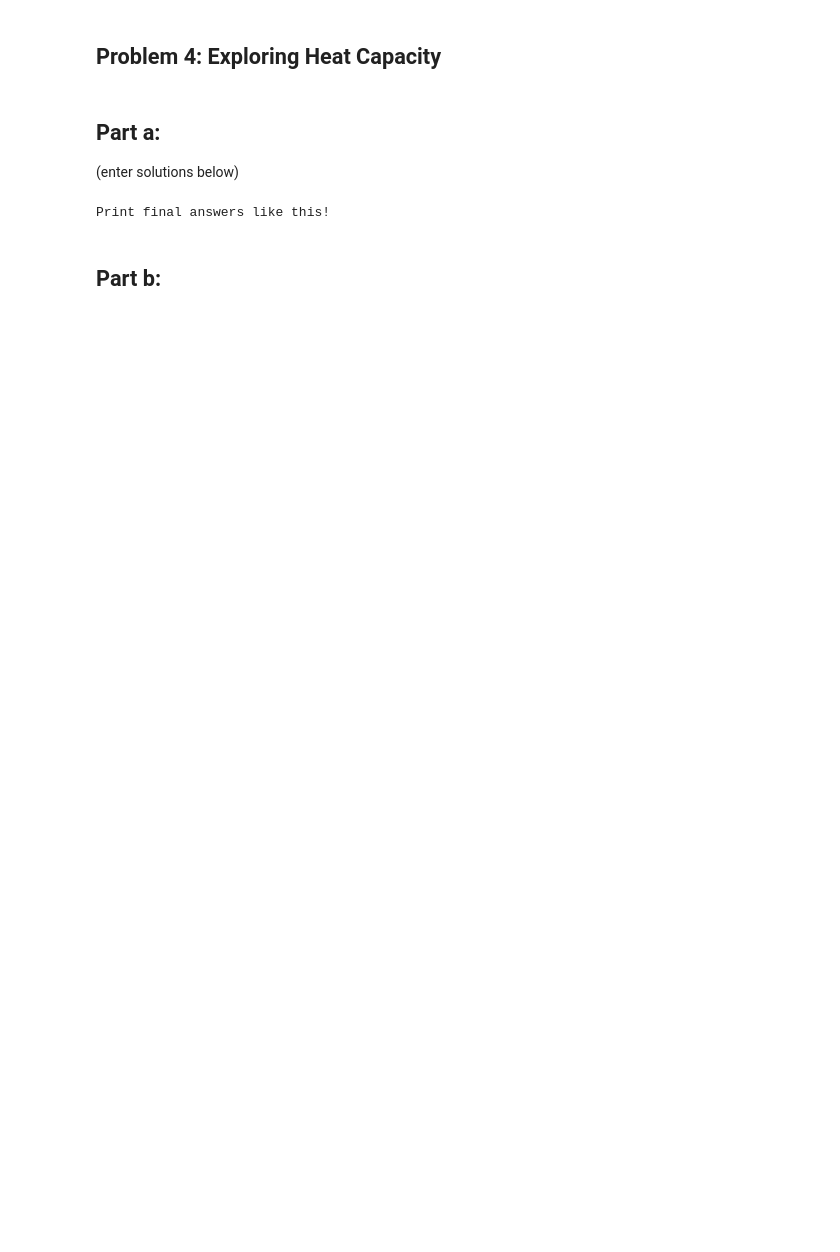
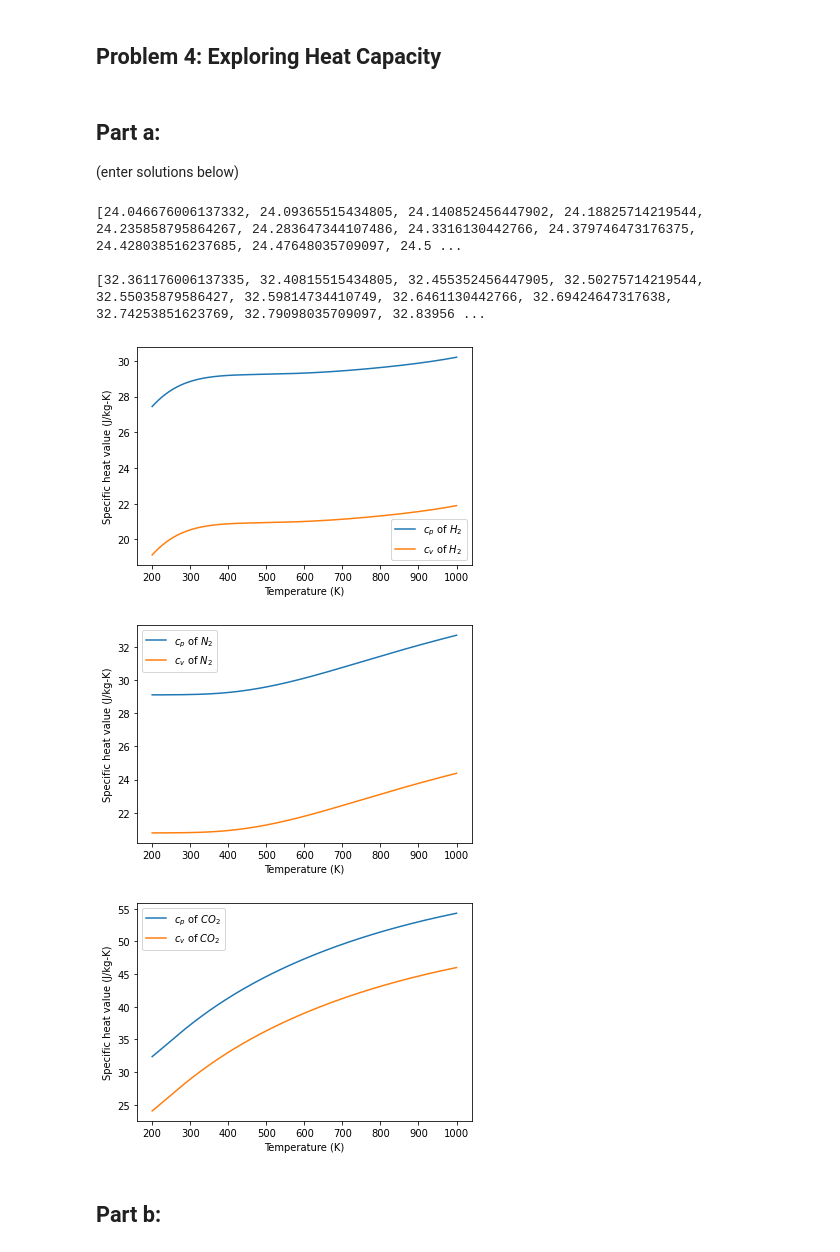
Before and after one commit to kit-wang/MITES-Thermodynamics, a Jupyter notebook: Pset2/pset_2.ipynb, the cells around one changed output. Cells and saved outputs as stored; diff of their text form; code cells hidden in the pictures; blank space fills up the shorter version.

```diff
--- a/Pset2/pset_2.ipynb
+++ b/Pset2/pset_2.ipynb
@@ -20,15 +23,61 @@ MOSTEC 2021
 ## Part a:
 
 (enter solutions below)
-# %%
-import nasaPoly # for thermodynamic functions
-from matplotlib import pyplot as plt # for plotting
-import numpy as np # for general math stuff
-
-# Enter solutions below:
-
-print('Print final answers like this!')
-# %% [output]
-Print final answers like this!
+# %%
+# Enter solutions below:
+R = 8.3145 # J / mol-K
+T0 = 200 # K
+# nasaPoly.listSpecies()
+Hydrogen = nasaPoly.Species('H2')
+Nitrogen = nasaPoly.Species('N2')
+CO2 = nasaPoly.Species('CO2')
+temps = list()
+cp_hydrogen = list()
+cv_hydrogen = list()
+cp_nitrogen = list()
+cv_nitrogen = list()
+cp_CO2 = list()
+cv_CO2 = list()
+
+for i in range(200, 1001):
+    temps.append(i)
+    cp_hydrogen.append(Hydrogen.cp_0(i))
+    cv_hydrogen.append(Hydrogen.cp_0(i) - R)
+    cp_nitrogen.append(Nitrogen.cp_0(i))
+    cv_nitrogen.append(Nitrogen.cp_0(i) - R)
+    cp_CO2.append(CO2.cp_0(i))
+    cv_CO2.append(CO2.cp_0(i) - R)
+
+print(str(cv_CO2) +  "\n")
+print(cp_CO2)
+
+# fig, ax = plt.subplots(3)
+plt.xlabel('Temperature (K)')
+plt.ylabel('Specific heat value (J/kg-K)')
+plt.plot(temps, cp_hydrogen, label='$c_p$ of $H_2$')
+plt.plot(temps, cv_hydrogen, label='$c_v$ of $H_2$')
+plt.legend()
+plt.show()
+
+plt.xlabel('Temperature (K)')
+plt.ylabel('Specific heat value (J/kg-K)')
+plt.plot(temps, cp_nitrogen, label='$c_p$ of $N_2$')
+plt.plot(temps, cv_nitrogen, label='$c_v$ of $N_2$')
+plt.legend()
+plt.show()
+
+plt.xlabel('Temperature (K)')
+plt.ylabel('Specific heat value (J/kg-K)')
+plt.plot(temps, cp_CO2, label='$c_p$ of $CO_2$')
+plt.plot(temps, cv_CO2, label='$c_v$ of $CO_2$')
+plt.legend()
+plt.show()
+# %% [output]
+[24.046676006137332, 24.09365515434805, 24.140852456447902, 24.18825714219544, 24.235858795864267, 24.283647344107486, 24.3316130442766, 24.379746473176375, 24.428038516237685, 24.47648035709097, 24.5 ...
+
+[32.361176006137335, 32.40815515434805, 32.455352456447905, 32.50275714219544, 32.55035879586427, 32.59814734410749, 32.6461130442766, 32.69424647317638, 32.74253851623769, 32.79098035709097, 32.83956 ...
+[figure, added]
+[figure, added]
+[figure, added]
 # %% [markdown]
 ## Part b:
```
Also changed, not shown: parts of 4 cells of this notebook.
